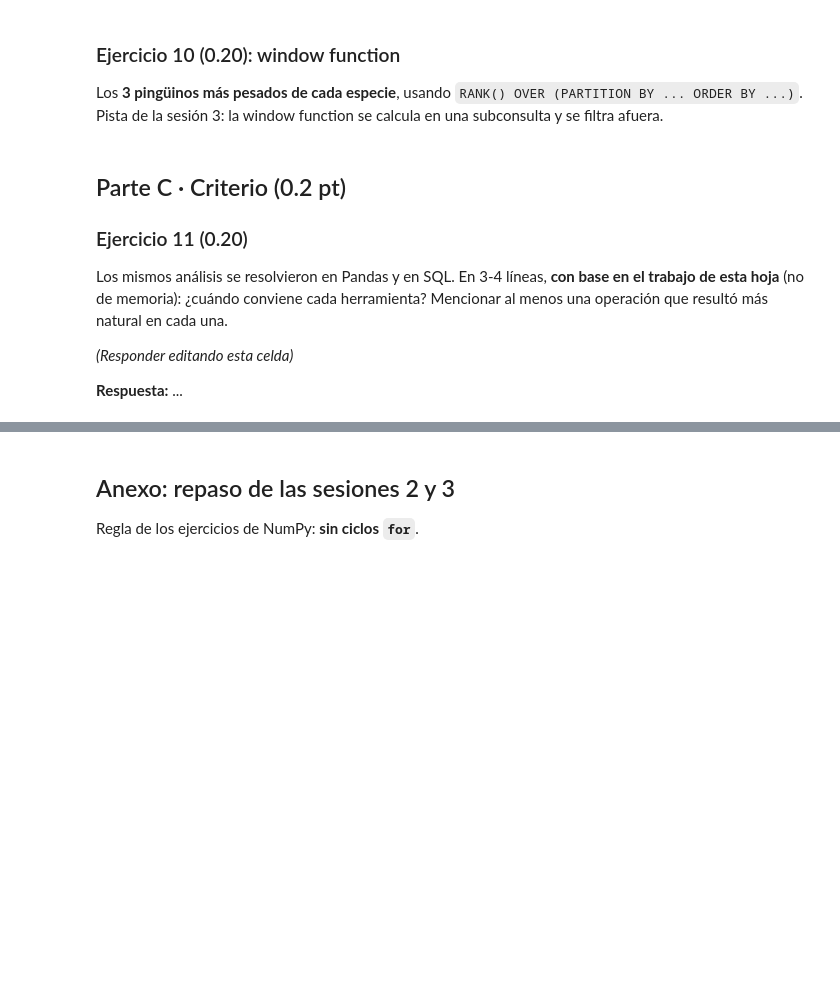
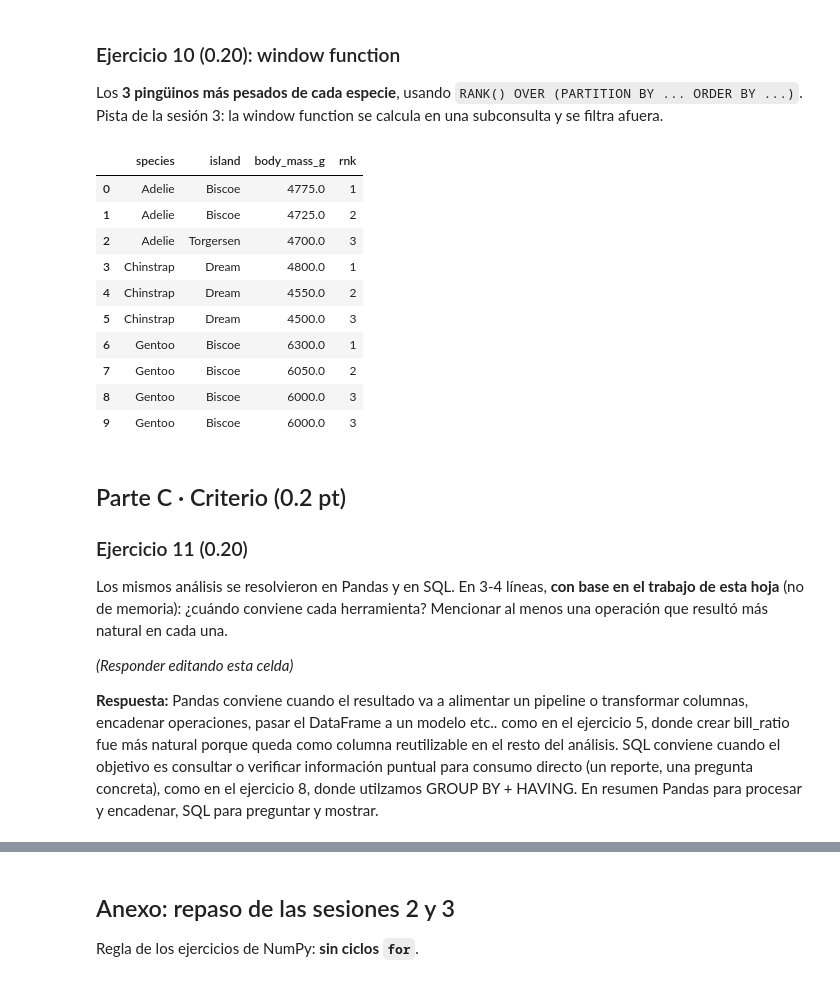
Before and after one commit to George11Albadr/Data-Science, a Jupyter notebook: HDT1/HDT1.ipynb, the cells around one changed output, grey strips where cells are left out. Cells and saved outputs as stored; diff of their text form; code cells hidden in the pictures; blank space fills up the shorter version.

```diff
--- a/HDT1/HDT1.ipynb
+++ b/HDT1/HDT1.ipynb
@@ -287,12 +297,30 @@ duckdb.sql(q9).df()
 Los **3 pingüinos más pesados de cada especie**, usando `RANK() OVER (PARTITION BY ... ORDER BY ...)`. Pista de la sesión 3: la window function se calcula en una subconsulta y se filtra afuera.
 # %%
 q10 = """
-
+SELECT species, island, body_mass_g, rnk
+FROM (
+    SELECT species, island, body_mass_g,
+              RANK() OVER (PARTITION BY species ORDER BY body_mass_g DESC) AS rnk
+              FROM limpio
+) sub
+WHERE rnk <= 3
+ORDER BY species, rnk
 """
 duckdb.sql(q10).df()
 
-# Verificacion: alrededor de 9 filas (3 por especie; puede haber empates),
-# y el rango nunca debe pasar de 3.
+# Verificacion: alrededor de 9 filas (3 por especie; puede haber empates),el rango nunca debe pasar de 3.
+# %% [output]
+|  | species | island | body_mass_g | rnk |
+| 0 | Adelie | Biscoe | 4775.0 | 1 |
+| 1 | Adelie | Biscoe | 4725.0 | 2 |
+| 2 | Adelie | Torgersen | 4700.0 | 3 |
+| 3 | Chinstrap | Dream | 4800.0 | 1 |
+| 4 | Chinstrap | Dream | 4550.0 | 2 |
+| 5 | Chinstrap | Dream | 4500.0 | 3 |
+| 6 | Gentoo | Biscoe | 6300.0 | 1 |
+| 7 | Gentoo | Biscoe | 6050.0 | 2 |
+| 8 | Gentoo | Biscoe | 6000.0 | 3 |
+| 9 | Gentoo | Biscoe | 6000.0 | 3 |
 # %% [markdown]
 ## Parte C · Criterio (0.2 pt)
 
@@ -302,7 +330,7 @@ Los mismos análisis se resolvieron en Pandas y en SQL. En 3-4 líneas, **con ba
 
 _(Responder editando esta celda)_
 
-**Respuesta:** ...
+**Respuesta:** Pandas conviene cuando el resultado va a alimentar un pipeline o transformar columnas, encadenar operaciones, pasar el DataFrame a un modelo etc.. como en el ejercicio 5, donde crear bill_ratio fue más natural porque queda como columna reutilizable en el resto del análisis. SQL conviene cuando el objetivo es consultar o verificar información puntual para consumo directo (un reporte, una pregunta concreta), como en el ejercicio 8, donde utilzamos GROUP BY + HAVING. En resumen Pandas para procesar y encadenar, SQL para preguntar y mostrar.
 # %% [markdown]
 ## Mini-bitácora de AI (opcional, no penaliza)
 
```
Also changed, not shown: parts of 8 cells of this notebook.
